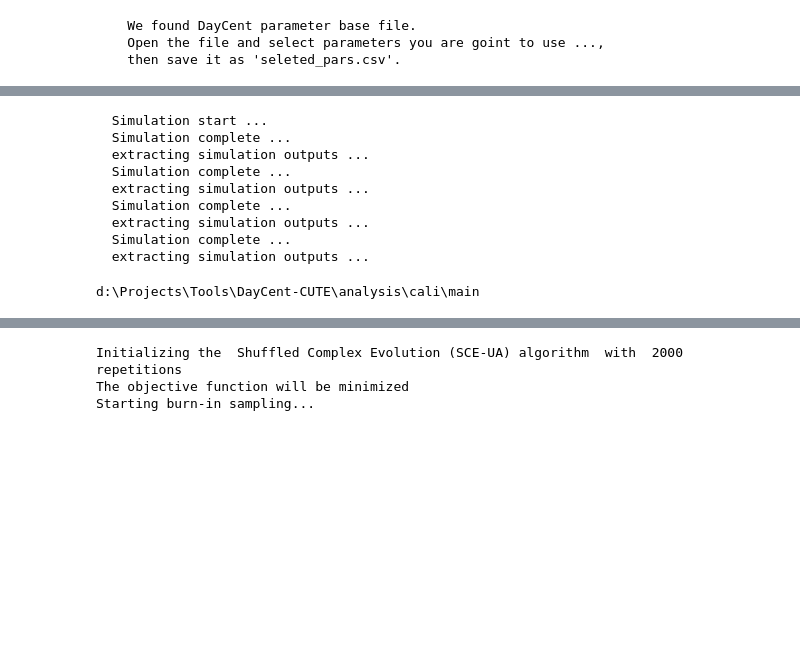
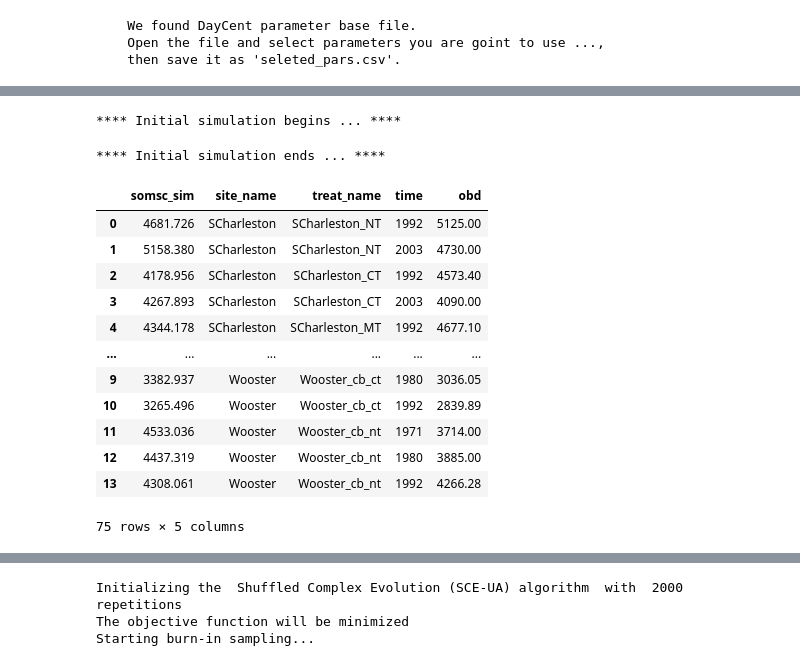
Before and after one commit to spark-brc/daycentpy, a Jupyter notebook: notebooks/parallel_processing_mt.ipynb, the cells around one changed output, grey strips where cells are left out. Cells and saved outputs as stored; diff of their text form; code cells hidden in the pictures; blank space fills up the shorter version.

```diff
--- a/notebooks/parallel_processing_mt.ipynb
+++ b/notebooks/parallel_processing_mt.ipynb
@@ -19,10 +16,10 @@ import pandas as pd
 - Set a working directory as project folder
 - provide a path to your model folder
 # %%
-pwd = "D:/DayCent-CUTE/analysis_230216/mt_prj"
-md = "D:/DayCent-CUTE/DayCent_data"
+pwd = "d:/Projects/Tools/DayCent-CUTE/analysis/k-fold/mt_prj"
+md = "d:/Projects/Tools/DayCent-CUTE/analysis/k-fold/DayCent_data_tmp/"
 # %%
-m1 = daycentpy.handler.MultiInit(pwd, md)
+m1 = handler.MultiInit(pwd, md)
 # %% [output]
     We found DayCent parameter base file.
     Open the file and select parameters you are goint to use ...,
@@ -70,36 +30,0 @@ os.chdir(os.path.join(os.getcwd(),'main'))
-# %%
-with open("DayCentRUN.DAT", "r") as f:
-    data = [x.strip().split() for x in f]
-print('')
-print('  Simulation start ...')
-
-for l, i in enumerate(range(len(data))):
-    if len(data[i]) == 0:
-        mlines = l
-# mlines indicate only lines for model info
-for i in range(mlines):
-    if os.path.isfile(data[i][1]+".bin"):
-        os.remove(data[i][1]+".bin")
-    if len(data[i]) > 2:
-        comline = 'DDcentEVI.exe -s {} -n {} -e {}'.format(data[i][1], data[i][1], data[i][3])
-    else:
-        comline = 'DDcentEVI.exe -s {} -n {}'.format(data[i][1], data[i][1])
-    run_model = subprocess.Popen(comline, cwd=".", stdout=subprocess.DEVNULL)
-#     run_model = subprocess.Popen(comline, cwd=".")
-    run_model.wait()
-    comline2 = 'DDlist100.exe {} {} {}'.format(data[i][1], data[i][1], 'outvars.txt')
-    # os.system("start cmd {}".format(comline2))
-    extract_model = subprocess.Popen(comline2, cwd=".", stdout=subprocess.DEVNULL)
-    extract_model.wait()
-    print('  Simulation complete ...')
-    print('  extracting simulation outputs ...')
-# %% [output]
-  Simulation start ...
-  Simulation complete ...
-  extracting simulation outputs ...
-  Simulation complete ...
-  extracting simulation outputs ...
-  Simulation complete ...
-  extracting simulation outputs ...
-  Simulation complete ...
-  extracting simulation outputs ...
@@ -108,4 +31,22 @@ wd = os.getcwd()
-# %%
-print(wd)
-# %% [output]
-d:\Projects\Tools\DayCent-CUTE\analysis\cali\main
+# %%
+m1.init_run()
+# %% [output]
+**** Initial simulation begins ... ****
+**** Initial simulation ends ... ****
+# %%
+df = m1.all_sim_obd()
+df
+# %% [output]
+|  | somsc_sim | site_name | treat_name | time | obd |
+| 0 | 4681.726 | SCharleston | SCharleston_NT | 1992 | 5125.00 |
+| 1 | 5158.380 | SCharleston | SCharleston_NT | 2003 | 4730.00 |
+| 2 | 4178.956 | SCharleston | SCharleston_CT | 1992 | 4573.40 |
+| 3 | 4267.893 | SCharleston | SCharleston_CT | 2003 | 4090.00 |
+| 4 | 4344.178 | SCharleston | SCharleston_MT | 1992 | 4677.10 |
+| ... | ... | ... | ... | ... | ... |
+| 9 | 3382.937 | Wooster | Wooster_cb_ct | 1980 | 3036.05 |
+| 10 | 3265.496 | Wooster | Wooster_cb_ct | 1992 | 2839.89 |
+| 11 | 4533.036 | Wooster | Wooster_cb_nt | 1971 | 3714.00 |
+| 12 | 4437.319 | Wooster | Wooster_cb_nt | 1980 | 3885.00 |
+| 13 | 4308.061 | Wooster | Wooster_cb_nt | 1992 | 4266.28 |
+75 rows × 5 columns
```
Also changed, not shown: parts of 30 cells of this notebook, 9 other files.
